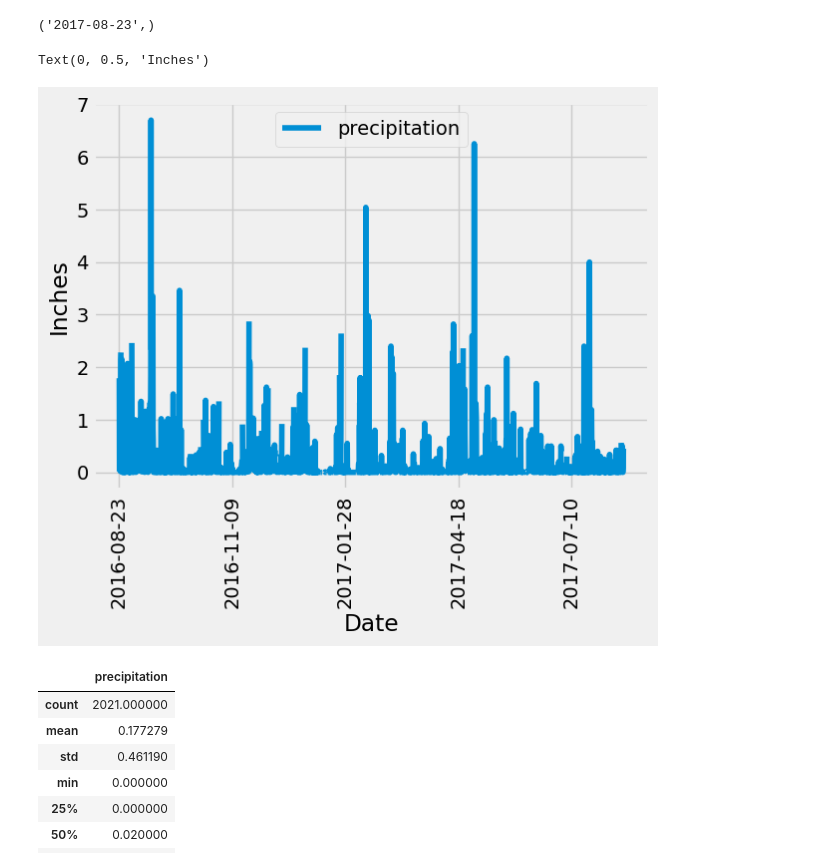
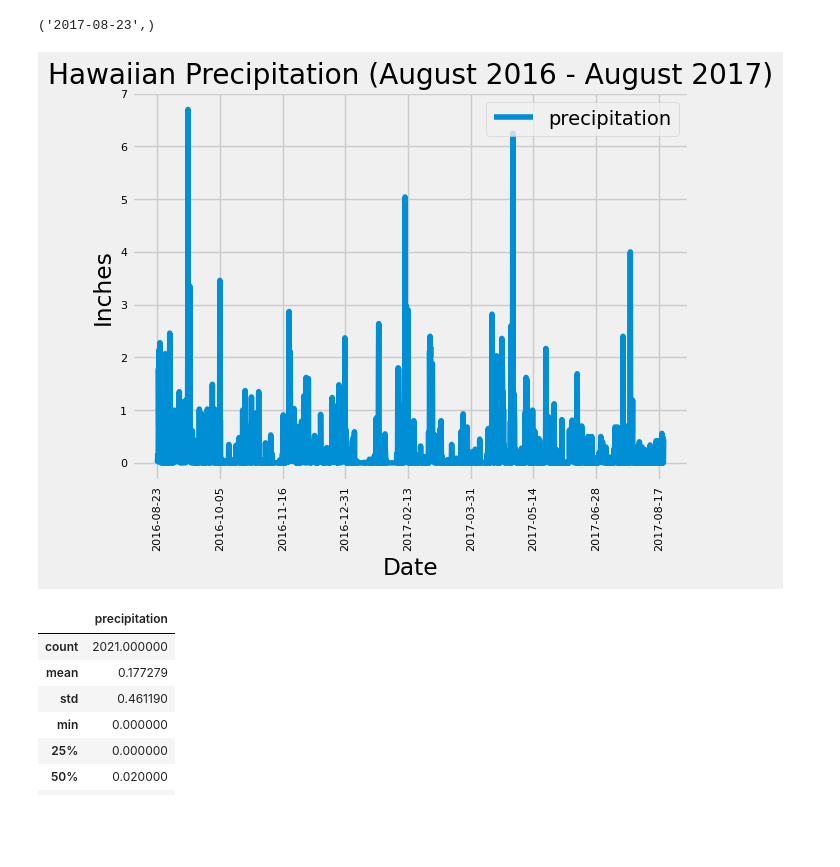
Before and after one commit to Grisy-98/sqlalchemy-challenge, a Jupyter notebook: Starter_Code/climate_starter.ipynb, the cells around one changed output. Drawn from its saved outputs; the diff is of its cells as text; code cells hidden in the pictures; blank space fills up the shorter version.

```diff
--- a/Starter_Code/climate_starter.ipynb
+++ b/Starter_Code/climate_starter.ipynb
@@ -20,7 +20,8 @@ from sqlalchemy import create_engine, func
 engine = create_engine("sqlite:///Resources/hawaii.sqlite")
 # %%
 # Declare a Base using `automap_base()`
-
+Base = automap_base()
 # Use the Base class to reflect the database tables
+Base.prepare(autoload_with= engine)
 # %%
 # Print all of the classes mapped to the Base
@@ -29,8 +31,11 @@ engine = create_engine("sqlite:///Resources/hawaii.sqlite")
 # %%
 # Assign the measurement class to a variable called `Measurement` and
 # the station class to a variable called `Station`
+Measurement = Base.classes.measurement
+Station = Base.classes.station
 # %%
 # Create a session
+session = Session(engine)
 # %% [markdown]
 # Exploratory Precipitation Analysis
 # %%
@@ -40,22 +47,39 @@ engine = create_engine("sqlite:///Resources/hawaii.sqlite")
 # %%
 # Design a query to retrieve the last 12 months of precipitation data and plot the results.
 # Starting from the most recent data point in the database.
+one_year = dt.date(2017, 8, 23) - dt.timedelta(days=365)
 
 # Calculate the date one year from the last date in data set.
-
+prev_last_date = dt.date(one_year.year, one_year.month, one_year.day)
 
 # Perform a query to retrieve the data and precipitation scores
-
+results = session.query(Measurement.date, Measurement.prcp).filter(Measurement.date >= prev_last_date).order_by(Measurement.date).all()
 
 # Save the query results as a Pandas DataFrame. Explicitly set the column names
-
+results_df = pd.DataFrame(results, columns=["date", "precipitation"])
 
 # Sort the dataframe by date
+results_df.sort_values(by="date", inplace=True)
 
+# Drop any N/A
+clean_results_df = results_df.dropna()
+
+# Check the amount of total rows
+#results_df
+
+# Check the amount of total rows aster dropping the N/A
+#clean_results_df
 
 # Use Pandas Plotting with Matplotlib to plot the data
+clean_results_df.plot('date', 'precipitation')
+plt.xlabel("Date")
+plt.ylabel("Inches")
+plt.title("Hawaiian Precipitation (August 2016 - August 2017)")
+plt.legend(["precipitation"], loc="upper right")
+plt.xticks(rotation=90, size=8)
+plt.yticks(size = 8)
+plt.show()
 # %% [output]
-Text(0, 0.5, 'Inches')
-[figure, old version]
+[figure, new version]
 # %%
 # Use Pandas to calculate the summary statistics for the precipitation data
```
Also changed, not shown: parts of 7 cells of this notebook, 1 other file.
